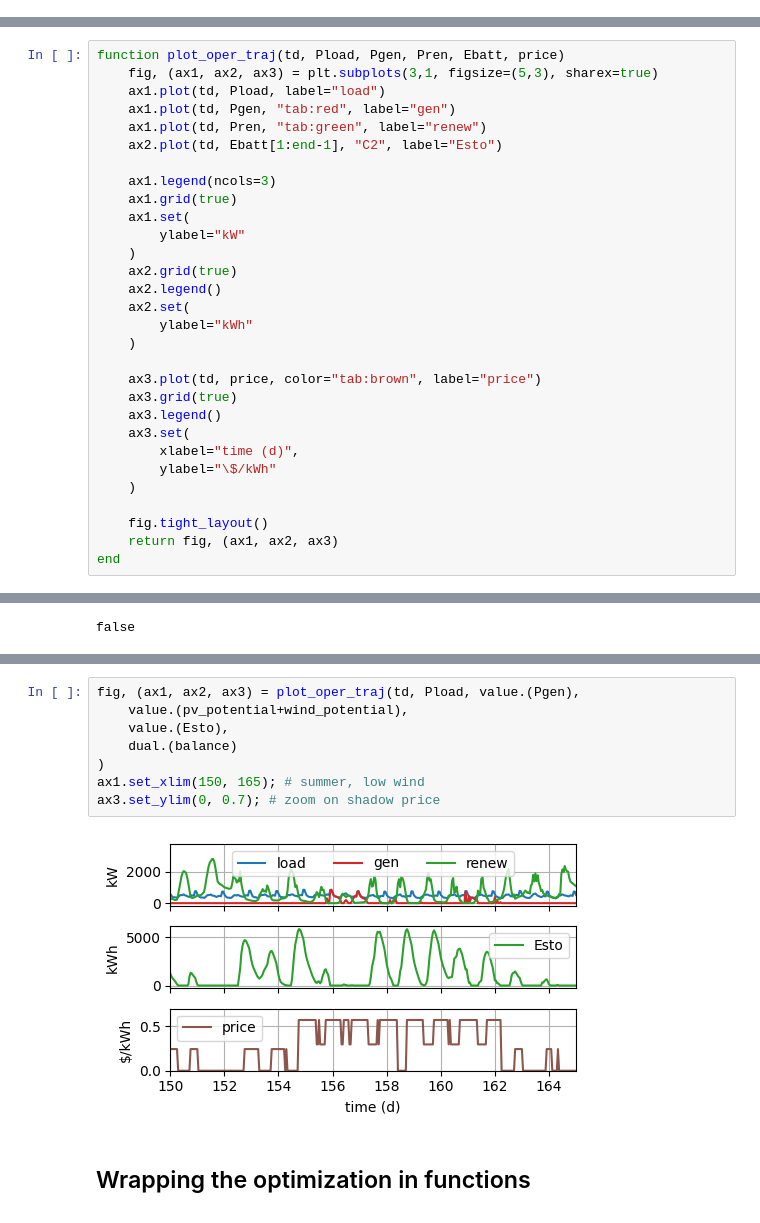
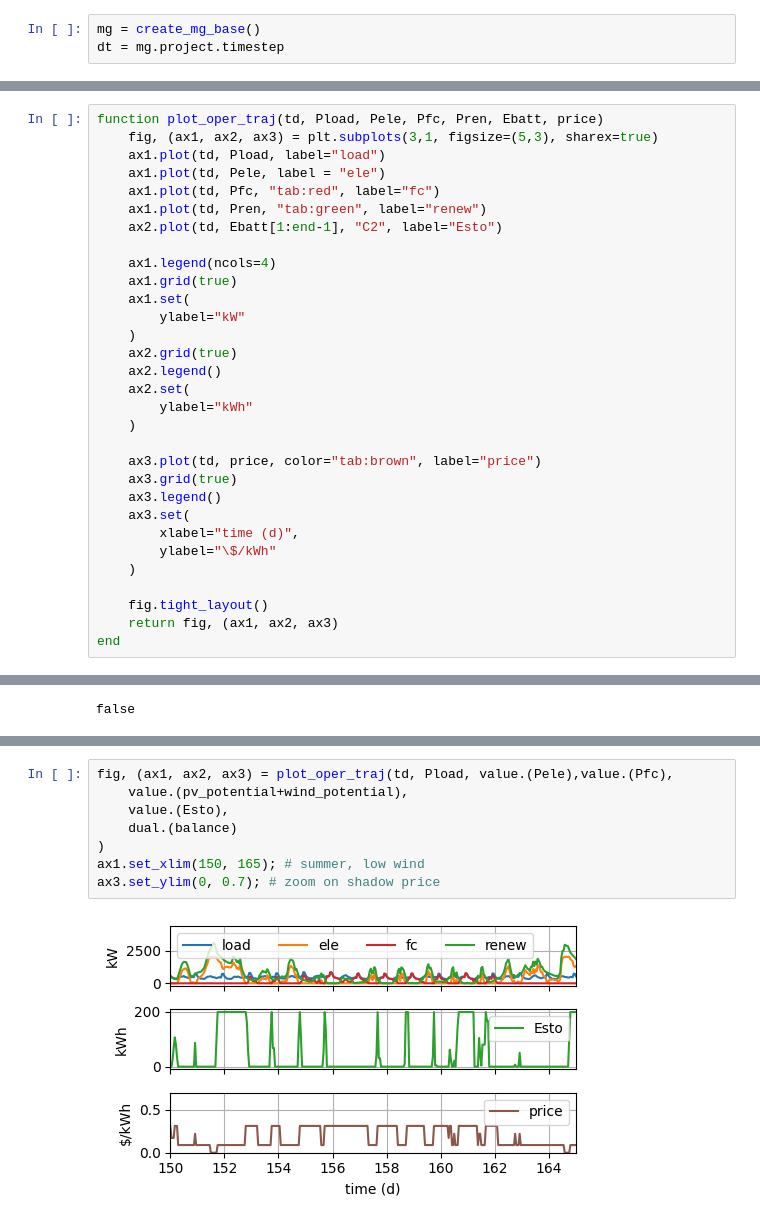
Before and after one commit to pierre-haessig/Microgrids.JuMP, a Jupyter notebook: Microgrid_optimization_JuMP.ipynb, the cells around one changed output, grey strips where cells are left out. Drawn from its saved outputs; the diff is of its cells as text.

```diff
--- a/Microgrid_optimization_JuMP.ipynb
+++ b/Microgrid_optimization_JuMP.ipynb
@@ -124,0 +151,3 @@ mg.generator = DispatchableGenerator{Float64}(1800.0, 0.0, 0.24, 1.0, 400.0, 0.0
+# %%
+mg = create_mg_base()
+dt = mg.project.timestep
@@ -1013,14 +1082,15 @@ stats.gen_hours, stats_ns.gen_hours
 # %% [markdown]
 ### Plot trajectory
 # %%
-function plot_oper_traj(td, Pload, Pgen, Pren, Ebatt, price)
+function plot_oper_traj(td, Pload, Pele, Pfc, Pren, Ebatt, price)
     fig, (ax1, ax2, ax3) = plt.subplots(3,1, figsize=(5,3), sharex=true)
     ax1.plot(td, Pload, label="load")
-    ax1.plot(td, Pgen, "tab:red", label="gen")
+    ax1.plot(td, Pele, label = "ele")
+    ax1.plot(td, Pfc, "tab:red", label="fc")
     ax1.plot(td, Pren, "tab:green", label="renew")
     ax2.plot(td, Ebatt[1:end-1], "C2", label="Esto")
 
-    ax1.legend(ncols=3)
+    ax1.legend(ncols=4)
     ax1.grid(true)
     ax1.set(
         ylabel="kW"
@@ -1062,12 +1132,10 @@ ax3.set_ylim(0, 0.7); # zoom on shadow price
 # %%
-fig, (ax1, ax2, ax3) = plot_oper_traj(td, Pload, value.(Pgen),
+fig, (ax1, ax2, ax3) = plot_oper_traj(td, Pload, value.(Pele),value.(Pfc),
     value.(pv_potential+wind_potential),
     value.(Esto),
     dual.(balance)
 )
 ax1.set_xlim(150, 165); # summer, low wind
 ax3.set_ylim(0, 0.7); # zoom on shadow price
 # %% [output]
-[figure, old version]
+[figure, new version]
-# %% [markdown]
-## Wrapping the optimization in functions
```
Also changed, not shown: parts of 82 cells of this notebook, 1 other file.
